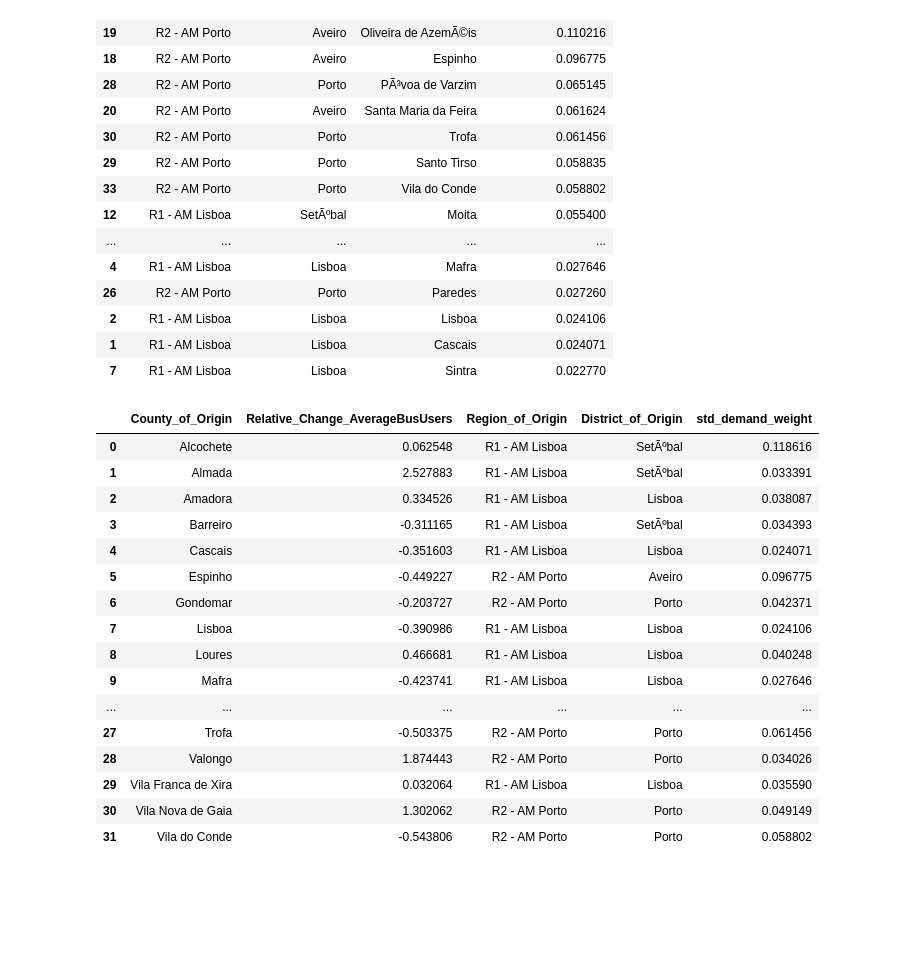
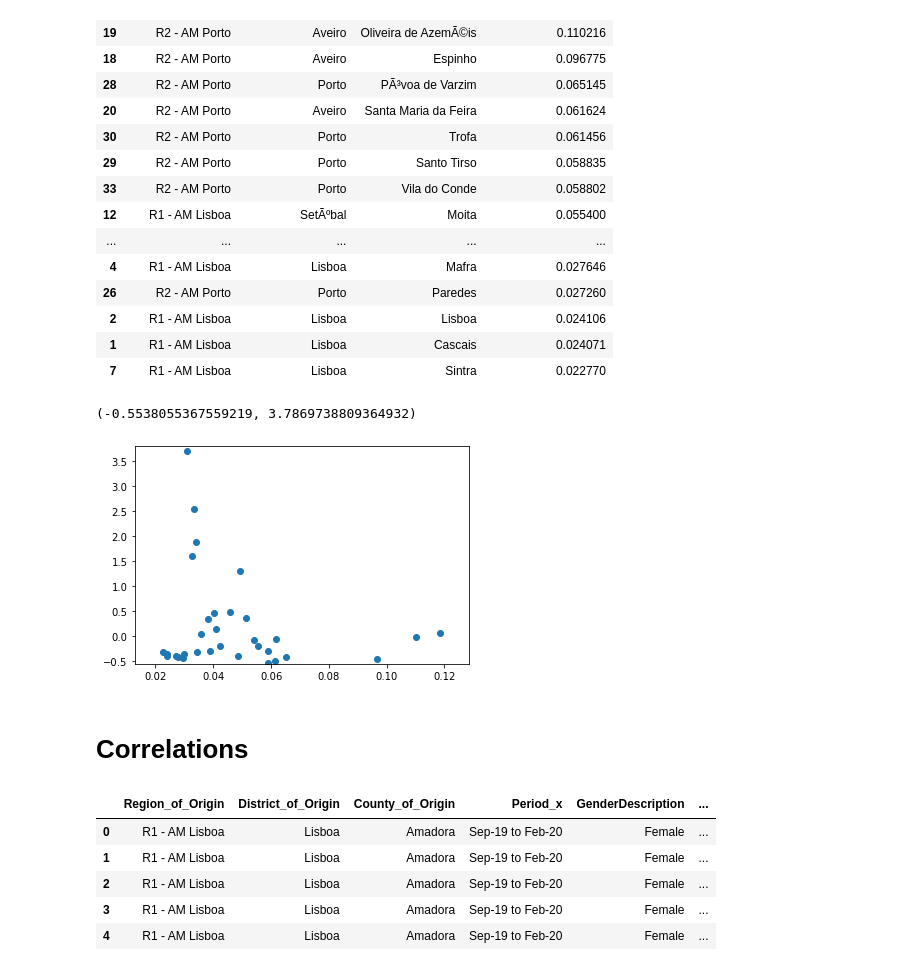
Before and after one commit to TiagoFilipeSousaGoncalves/wdl-tech-moguls, a Jupyter notebook: stage-1/code/Deliverable.ipynb, the cells around one changed output. Drawn from its saved outputs; the diff is of its cells as text; code cells hidden in the pictures; blank space fills up the shorter version.

```diff
--- a/stage-1/code/Deliverable.ipynb
+++ b/stage-1/code/Deliverable.ipynb
@@ -46,22 +46,30 @@ import numpy as np
 
 churn_user_profile_copy = churn_user_profile.copy()
 
-tmp = churn_user_profile_copy.merge(
-    churn_user_profile_copy, on=[
+aggr_cols = [
         'Region_of_Origin',
         'District_of_Origin',
         'County_of_Origin',
-        'GenderDescription',  # Replace by aggregate_variables
+        'GenderDescription',
         'AgeClassDescription'
-    ], how='left'
-)
+]
 
-# Keep rows where period_x is different from period_y, and period_x is in 2019
-tmp = tmp[tmp.Period_x != tmp.Period_y]
-tmp = tmp[tmp.Period_x == 'Sep-19 to Feb-20']
+def aggregate_relative_change(churn_user_profile_copy, aggr_cols):
+    tmp = churn_user_profile_copy.merge(
+        churn_user_profile_copy, on=
+            aggr_cols, how='left'
+    )
 
-tmp['Relative_Change_AverageBusUsers'] = (tmp['Average_BusUsers_per_Day_y'] - tmp['Average_BusUsers_per_Day_x'])/(tmp['Average_BusUsers_per_Day_x'])
-tmp['Relative_Change_AverageBusUsers_Abs'] = np.abs((tmp['Average_BusUsers_per_Day_y'] - tmp['Average_BusUsers_per_Day_x']))/(tmp['Average_BusUsers_per_Day_x'])
+    # Keep rows where period_x is different from period_y, and period_x is in 2019
+    tmp = tmp[tmp.Period_x != tmp.Period_y]
+    tmp = tmp[tmp.Period_x == 'Sep-19 to Feb-20']
+
+    tmp['Relative_Change_AverageBusUsers'] = (tmp['Average_BusUsers_per_Day_y'] - tmp['Average_BusUsers_per_Day_x'])/(tmp['Average_BusUsers_per_Day_x'])
+    tmp['Relative_Change_AverageBusUsers_Abs'] = np.abs((tmp['Average_BusUsers_per_Day_y'] - tmp['Average_BusUsers_per_Day_x']))/(tmp['Average_BusUsers_per_Day_x'])
+
+    return tmp
+# %%
+tmp = aggregate_relative_change(churn_user_profile_copy, aggr_cols)
 # %%
 # Example of the data in Vila do Conde, in the two groups that have data
 
@@ -176,22 +188,15 @@ churn_od_std_demand.sort_values(by=['std_demand_weight'], ascending=[False])
 # %%
 tmp = daily_users_changes.groupby('County_of_Origin')['Relative_Change_AverageBusUsers'].mean().reset_index()
 # %%
-tmp.merge(churn_od_std_demand)
+tmp2 = tmp.merge(churn_od_std_demand)
-# %% [output]
-|  | County_of_Origin | Relative_Change_AverageBusUsers | Region_of_Origin | District_of_Origin | std_demand_weight |
-| 0 | Alcochete | 0.062548 | R1 - AM Lisboa | SetÃºbal | 0.118616 |
-| 1 | Almada | 2.527883 | R1 - AM Lisboa | SetÃºbal | 0.033391 |
-| 2 | Amadora | 0.334526 | R1 - AM Lisboa | Lisboa | 0.038087 |
-| 3 | Barreiro | -0.311165 | R1 - AM Lisboa | SetÃºbal | 0.034393 |
-| 4 | Cascais | -0.351603 | R1 - AM Lisboa | Lisboa | 0.024071 |
-| 5 | Espinho | -0.449227 | R2 - AM Porto | Aveiro | 0.096775 |
-| 6 | Gondomar | -0.203727 | R2 - AM Porto | Porto | 0.042371 |
-| 7 | Lisboa | -0.390986 | R1 - AM Lisboa | Lisboa | 0.024106 |
-| 8 | Loures | 0.466681 | R1 - AM Lisboa | Lisboa | 0.040248 |
-| 9 | Mafra | -0.423741 | R1 - AM Lisboa | Lisboa | 0.027646 |
-| ... | ... | ... | ... | ... | ... |
-| 27 | Trofa | -0.503375 | R2 - AM Porto | Porto | 0.061456 |
-| 28 | Valongo | 1.874443 | R2 - AM Porto | Porto | 0.034026 |
-| 29 | Vila Franca de Xira | 0.032064 | R1 - AM Lisboa | Lisboa | 0.035590 |
-| 30 | Vila Nova de Gaia | 1.302062 | R2 - AM Porto | Porto | 0.049149 |
-| 31 | Vila do Conde | -0.543806 | R2 - AM Porto | Porto | 0.058802 |
+# %%
+import matplotlib.pyplot as plt
+
+plt.scatter(tmp2['std_demand_weight'], tmp2['Relative_Change_AverageBusUsers'])
+plt.xlim([tmp2['std_demand_weight'].min() - 0.01, tmp2['std_demand_weight'].max() + 0.01])
+plt.ylim([tmp2['Relative_Change_AverageBusUsers'].min() - 0.01, tmp2['Relative_Change_AverageBusUsers'].max() + 0.1])
+# %% [output]
+(-0.5538055367559219, 3.7869738809364932)
+[figure, added]
+# %% [markdown]
+# Correlations
@@ -197,0 +205,9 @@ tmp.merge(churn_od_std_demand)
+# %%
+tmp3.head()
+# %% [output]
+|  | Region_of_Origin | District_of_Origin | County_of_Origin | Period_x | GenderDescription | ... |
+| 0 | R1 - AM Lisboa | Lisboa | Amadora | Sep-19 to Feb-20 | Female | ... |
+| 1 | R1 - AM Lisboa | Lisboa | Amadora | Sep-19 to Feb-20 | Female | ... |
+| 2 | R1 - AM Lisboa | Lisboa | Amadora | Sep-19 to Feb-20 | Female | ... |
+| 3 | R1 - AM Lisboa | Lisboa | Amadora | Sep-19 to Feb-20 | Female | ... |
+| 4 | R1 - AM Lisboa | Lisboa | Amadora | Sep-19 to Feb-20 | Female | ... |
```
Also changed, not shown: parts of 11 cells of this notebook.
